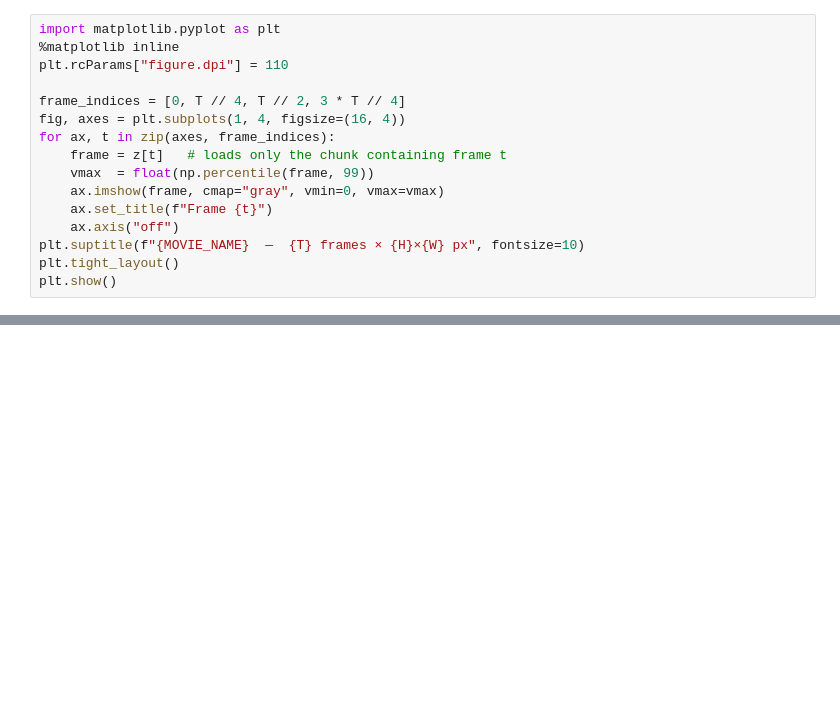
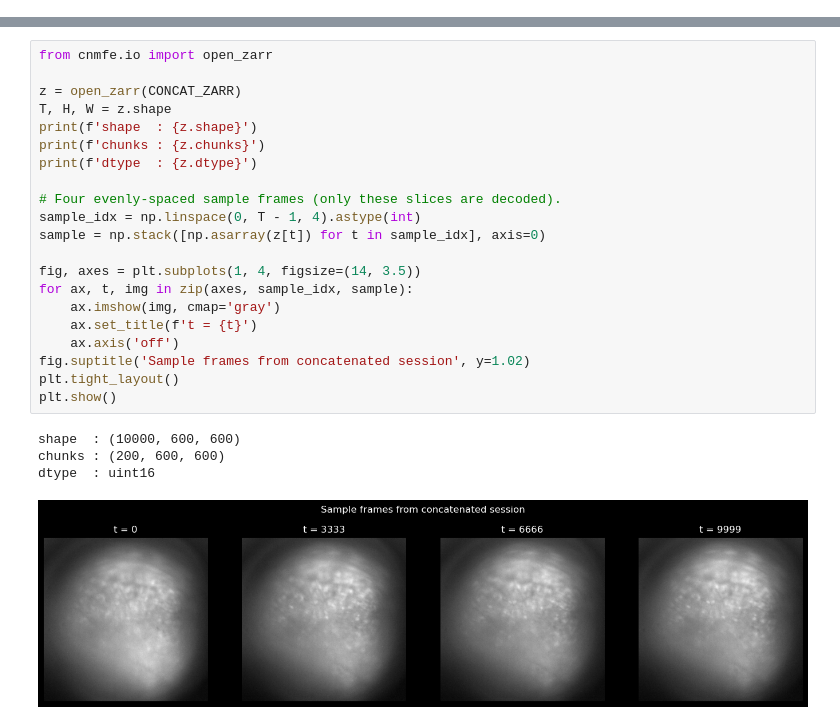
Before and after one commit to FlorianNeurosci/miniCNMFe, a Jupyter notebook: demo_notebooks/tutorial_demo.ipynb, the cells around one changed output, grey strips where cells are left out. Cells and saved outputs as stored; diff of their text form; blank space fills up the shorter version.

```diff
--- a/demo_notebooks/tutorial_demo.ipynb
+++ b/demo_notebooks/tutorial_demo.ipynb
@@ -76,16 +0,0 @@ Only the requested chunks are loaded from disk. The rest of the movie stays on d
-# %%
-import matplotlib.pyplot as plt
-%matplotlib inline
-plt.rcParams["figure.dpi"] = 110
-
-frame_indices = [0, T // 4, T // 2, 3 * T // 4]
-fig, axes = plt.subplots(1, 4, figsize=(16, 4))
-for ax, t in zip(axes, frame_indices):
-    frame = z[t]   # loads only the chunk containing frame t
-    vmax  = float(np.percentile(frame, 99))
-    ax.imshow(frame, cmap="gray", vmin=0, vmax=vmax)
-    ax.set_title(f"Frame {t}")
-    ax.axis("off")
-plt.suptitle(f"{MOVIE_NAME}  —  {T} frames × {H}×{W} px", fontsize=10)
-plt.tight_layout()
-plt.show()
@@ -897,0 +147,26 @@ plt.show()
+# %%
+from cnmfe.io import open_zarr
+
+z = open_zarr(CONCAT_ZARR)
+T, H, W = z.shape
+print(f'shape  : {z.shape}')
+print(f'chunks : {z.chunks}')
+print(f'dtype  : {z.dtype}')
+
+# Four evenly-spaced sample frames (only these slices are decoded).
+sample_idx = np.linspace(0, T - 1, 4).astype(int)
+sample = np.stack([np.asarray(z[t]) for t in sample_idx], axis=0)
+
+fig, axes = plt.subplots(1, 4, figsize=(14, 3.5))
+for ax, t, img in zip(axes, sample_idx, sample):
+    ax.imshow(img, cmap='gray')
+    ax.set_title(f't = {t}')
+    ax.axis('off')
+fig.suptitle('Sample frames from concatenated session', y=1.02)
+plt.tight_layout()
+plt.show()
+# %% [output]
+shape  : (10000, 600, 600)
+chunks : (200, 600, 600)
+dtype  : uint16
+[figure, added]
```
Also changed, not shown: parts of 52 cells of this notebook, 2 other files.
